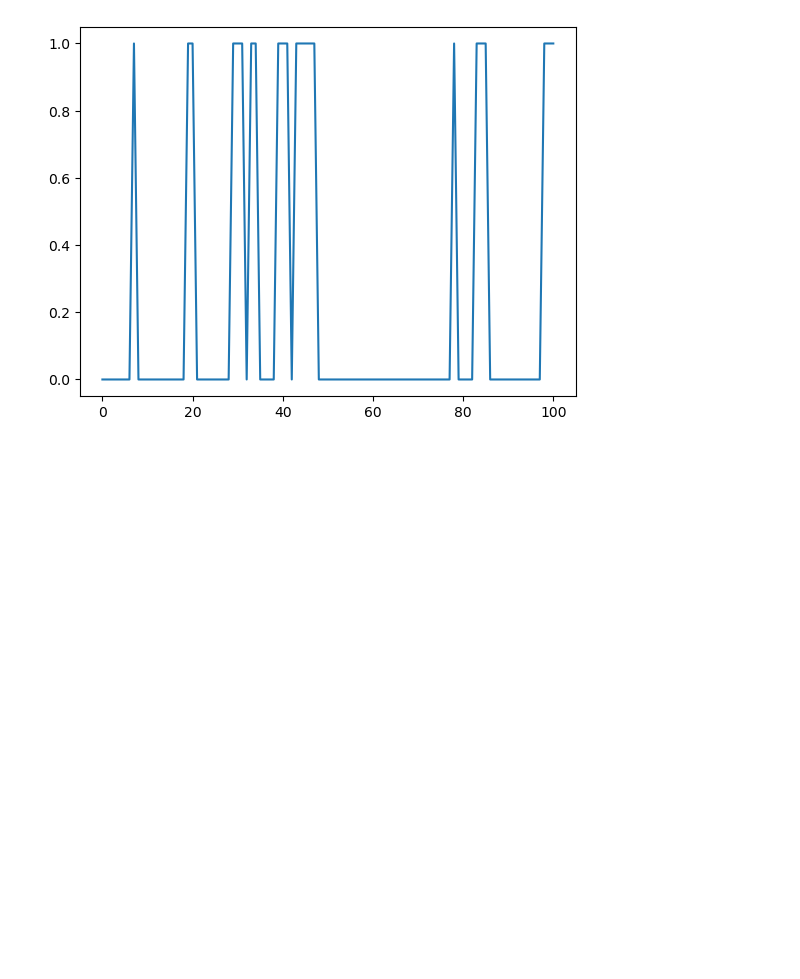
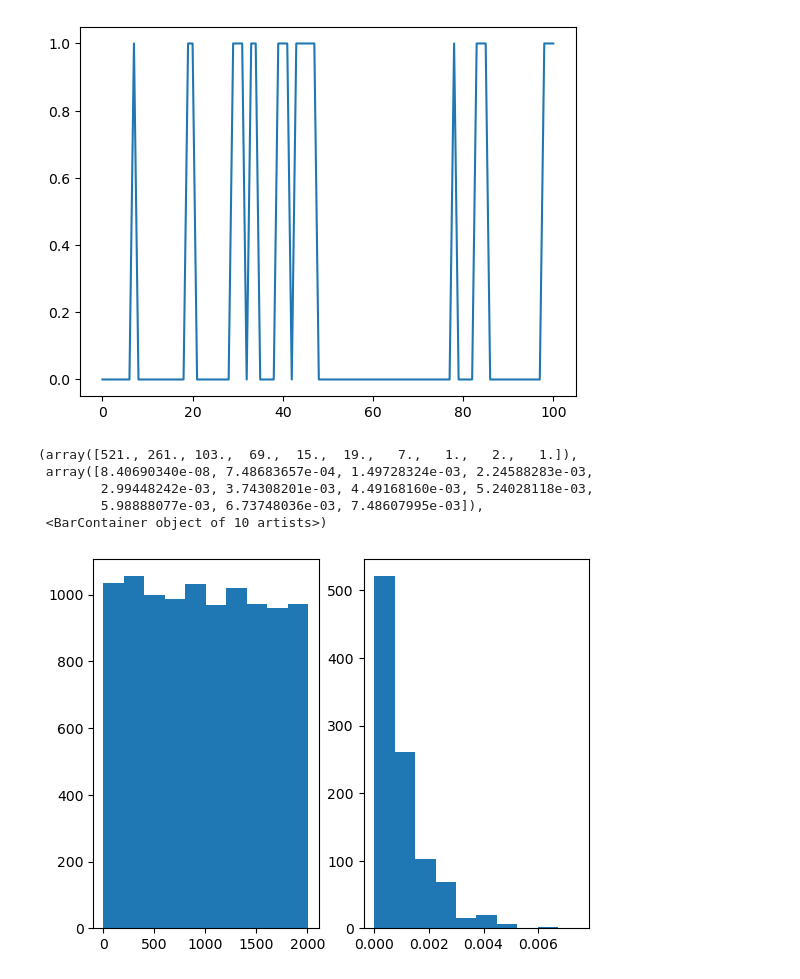
Before and after one commit to msanchezr99/Talleres_estocasticos1, a Jupyter notebook: Ejercicios_proc_discretos.ipynb, the cells around one changed output. Saved outputs shown, nothing was run; the diff lists cells and outputs as text; code cells hidden in the pictures; blank space fills up the shorter version.

```diff
--- a/Ejercicios_proc_discretos.ipynb
+++ b/Ejercicios_proc_discretos.ipynb
@@ -28,3 +28,31 @@ plt.plot(lista_estados)
 # %% [output]
 [<matplotlib.lines.Line2D at 0x...>]
 [figure]
+# %%
+#Simulación proceso Poisson. Dado n, la distribución conjunta de los tiempos de llegada se distribuye uniforme!!
+#Simulando tiempos exponenciales:
+import numpy as np
+import matplotlib.pyplot as plt
+times=[0]
+for i in range(10000):
+    time=np.random.exponential(1/5)
+    times.append(times[i]+time)
+
+
+
+#Simulando uniforme y tomando diferencias de vector ordenado
+u=np.random.uniform(size=(1000))
+u_ord=np.sort(u)
+t_entre_llegadas=np.diff(u_ord)
+fig=plt.figure()
+plt.subplot(1,2,1)
+plt.hist(times)
+plt.subplot(1,2,2)
+plt.hist(t_entre_llegadas)
+# %% [output]
+(array([521., 261., 103.,  69.,  15.,  19.,   7.,   1.,   2.,   1.]),
+ array([8.40690340e-08, 7.48683657e-04, 1.49728324e-03, 2.24588283e-03,
+        2.99448242e-03, 3.74308201e-03, 4.49168160e-03, 5.24028118e-03,
+        5.98888077e-03, 6.73748036e-03, 7.48607995e-03]),
+ <BarContainer object of 10 artists>)
+[figure, added]
```
Also changed, not shown: parts of 1 cell of this notebook, 1 other file.
